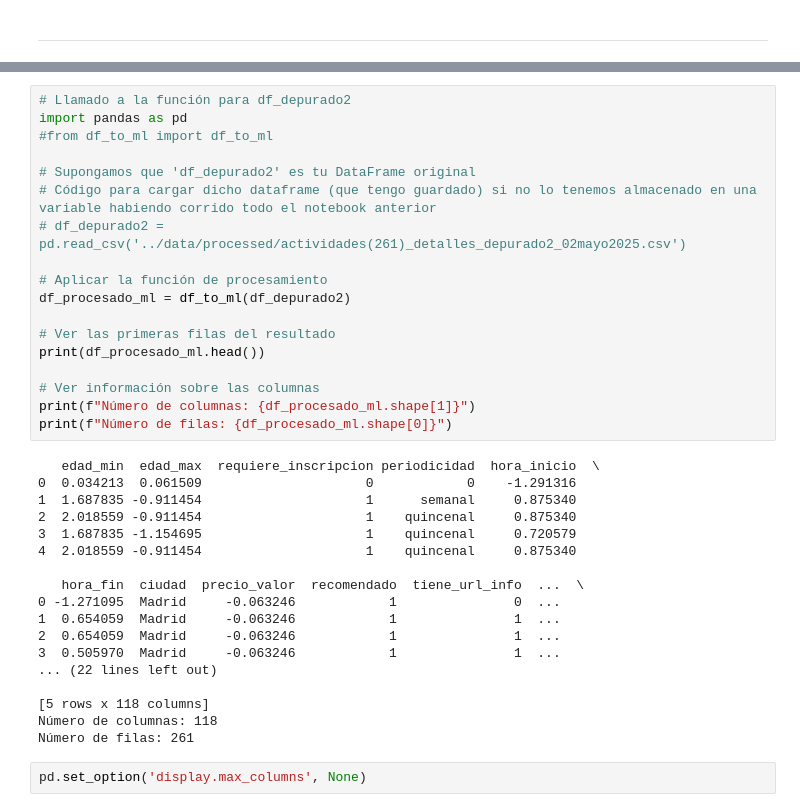
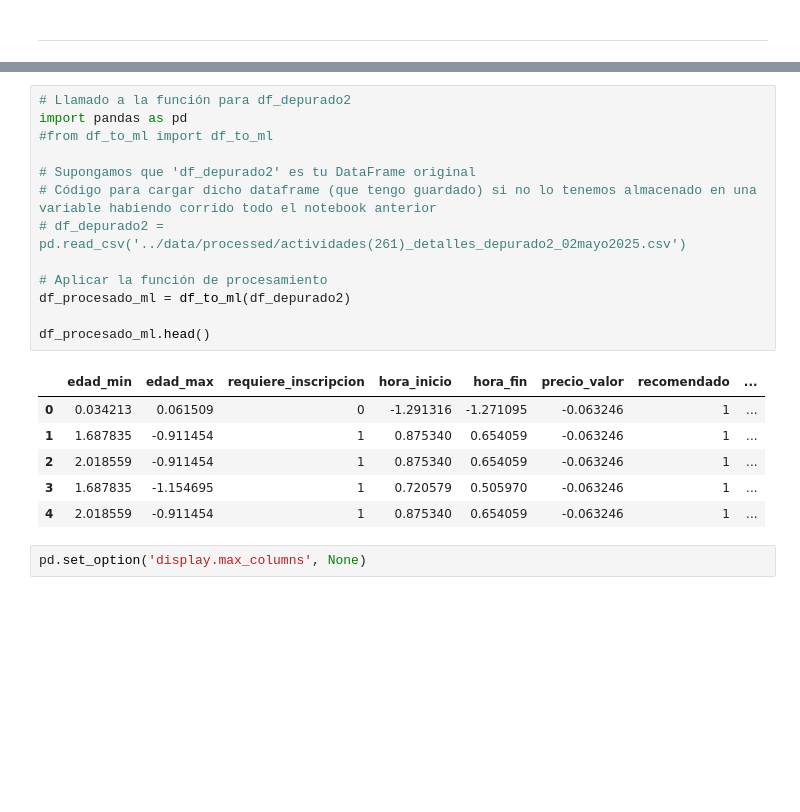
Before and after one commit to abdonrb/desafio_tripulaciones, a Jupyter notebook: notebooks/05_Datos_Detallados_Actividades_Infantiles_Madrid_WS_agv.ipynb, the cells around one changed output, grey strips where cells are left out. Drawn from its saved outputs; the diff is of its cells as text; blank space fills up the shorter version.

```diff
--- a/notebooks/05_Datos_Detallados_Actividades_Infantiles_Madrid_WS_agv.ipynb
+++ b/notebooks/05_Datos_Detallados_Actividades_Infantiles_Madrid_WS_agv.ipynb
@@ -1593,38 +1611,22 @@ def df_to_ml(df_original, max_tfidf_features=5):
 # %%
 # Llamado a la función para df_depurado2
 import pandas as pd
 #from df_to_ml import df_to_ml
 
 # Supongamos que 'df_depurado2' es tu DataFrame original
 # Código para cargar dicho dataframe (que tengo guardado) si no lo tenemos almacenado en una variable habiendo corrido todo el notebook anterior
 # df_depurado2 = pd.read_csv('../data/processed/actividades(261)_detalles_depurado2_02mayo2025.csv')
 
 # Aplicar la función de procesamiento
 df_procesado_ml = df_to_ml(df_depurado2)
 
-# Ver las primeras filas del resultado
-print(df_procesado_ml.head())
-
-# Ver información sobre las columnas
-print(f"Número de columnas: {df_procesado_ml.shape[1]}")
-print(f"Número de filas: {df_procesado_ml.shape[0]}")
+df_procesado_ml.head()
 # %% [output]
-   edad_min  edad_max  requiere_inscripcion periodicidad  hora_inicio  \
-0  0.034213  0.061509                     0            0    -1.291316
-1  1.687835 -0.911454                     1      semanal     0.875340
-2  2.018559 -0.911454                     1    quincenal     0.875340
-3  1.687835 -1.154695                     1    quincenal     0.720579
-4  2.018559 -0.911454                     1    quincenal     0.875340
-
-   hora_fin  ciudad  precio_valor  recomendado  tiene_url_info  ...  \
-0 -1.271095  Madrid     -0.063246            1               0  ...
-1  0.654059  Madrid     -0.063246            1               1  ...
-2  0.654059  Madrid     -0.063246            1               1  ...
-3  0.505970  Madrid     -0.063246            1               1  ...
-... (22 lines left out)
-
-[5 rows x 118 columns]
-Número de columnas: 118
-Número de filas: 261
+|  | edad_min | edad_max | requiere_inscripcion | hora_inicio | hora_fin | precio_valor | recomendado | ... |
+| 0 | 0.034213 | 0.061509 | 0 | -1.291316 | -1.271095 | -0.063246 | 1 | ... |
+| 1 | 1.687835 | -0.911454 | 1 | 0.875340 | 0.654059 | -0.063246 | 1 | ... |
+| 2 | 2.018559 | -0.911454 | 1 | 0.875340 | 0.654059 | -0.063246 | 1 | ... |
+| 3 | 1.687835 | -1.154695 | 1 | 0.720579 | 0.505970 | -0.063246 | 1 | ... |
+| 4 | 2.018559 | -0.911454 | 1 | 0.875340 | 0.654059 | -0.063246 | 1 | ... |
 # %%
 pd.set_option('display.max_columns', None)
```
Also changed, not shown: parts of 5 cells of this notebook, 3 other files.
